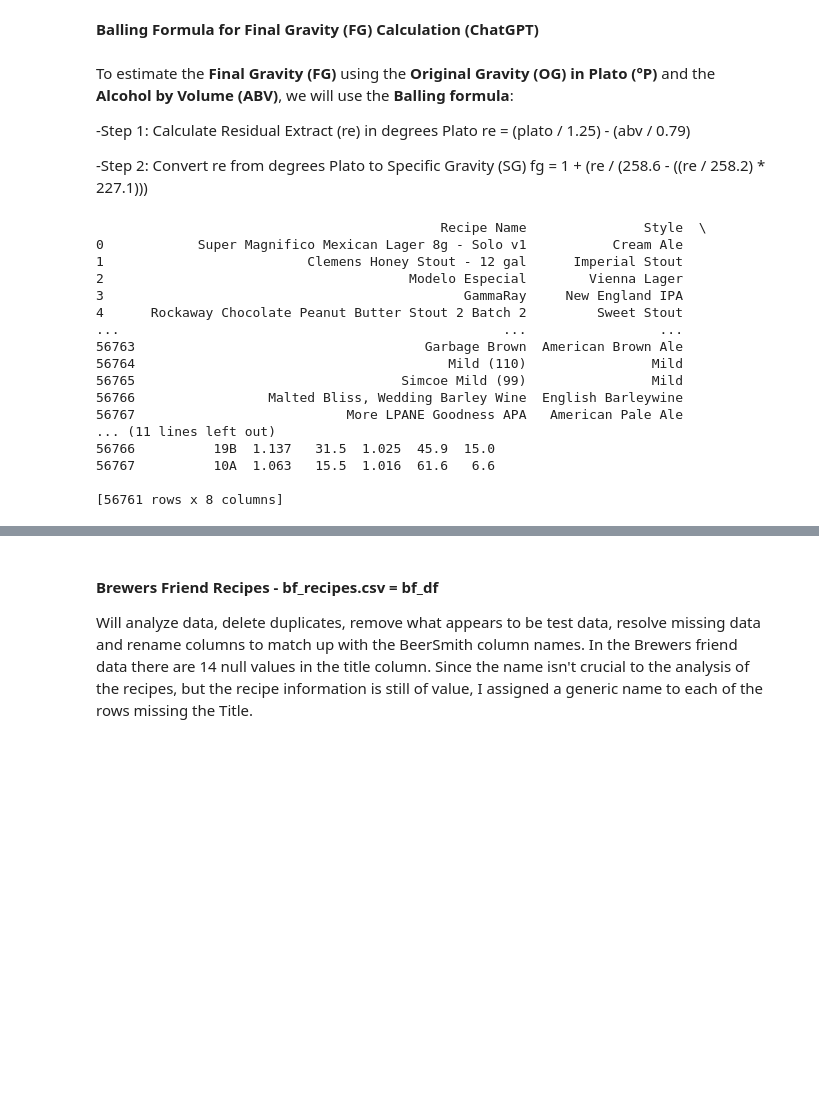
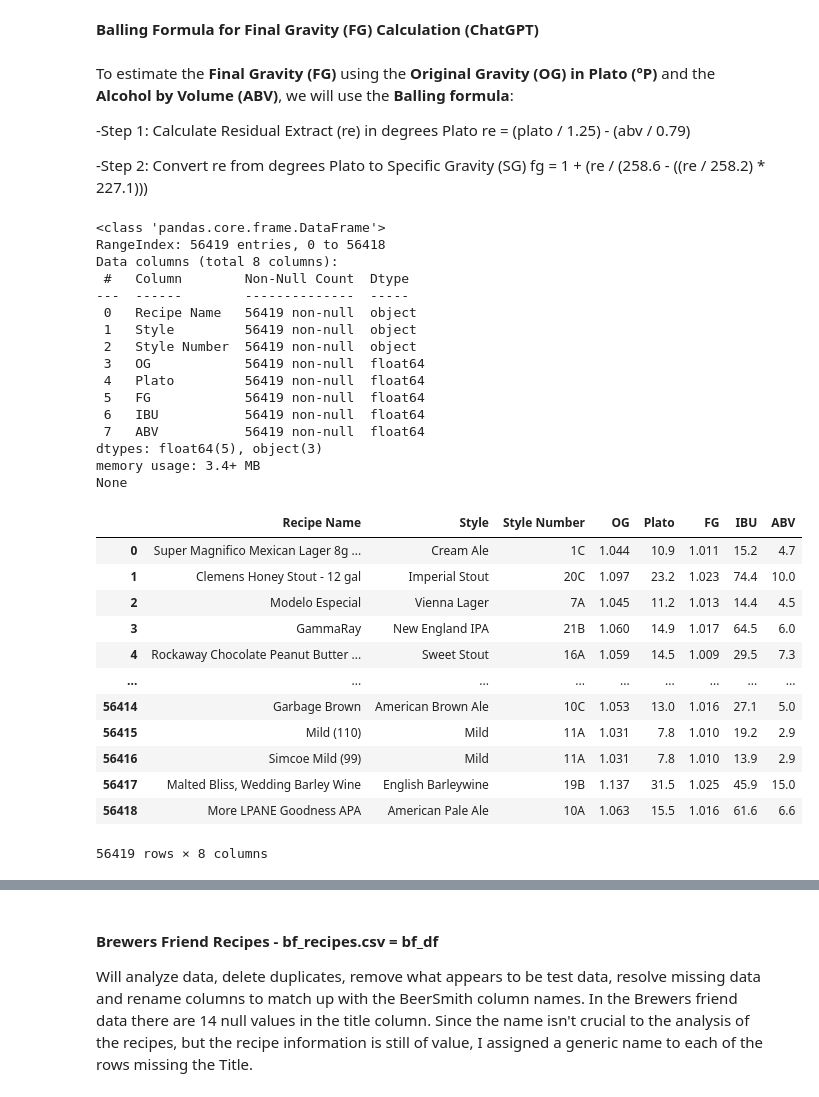
Before and after one commit to Redsoxin7/beer_recipes, a Jupyter notebook: Beer_capstone.ipynb, the cells around one changed output, grey strips where cells are left out. Drawn from its saved outputs; the diff is of its cells as text; code cells hidden in the pictures; blank space fills up the shorter version.

```diff
--- a/Beer_capstone.ipynb
+++ b/Beer_capstone.ipynb
@@ -248,12 +254,6 @@ def clean_bs_df(df) -> DataFrame:
     """
      Further Clean the Beer Smith DataFrame by deleting duplicates and eliminating
      rows with no value in the 'Beer Style' column.
-
-     Parameters:
-    (pd.DataFrame): The dataframe to be cleaned
-
-     Returns:
-     pd.DataFrame: The cleaned Beer Smith DataFrame.
     """
     # Create a copy for cleaning the dataframe
     # bs_df_cleaned = bs_df.copy()
@@ -263,9 +263,15 @@ def clean_bs_df(df) -> DataFrame:
         subset=["Recipe URL"], keep="first", inplace=True, ignore_index=True
     )
 
-    # Eliminate rows with no value in column "Beer Style". In Data Wrangler I noticed columns with only a pair of parentheses in the column.
+    # Eliminate rows with no value in column 'Beer Style'. In Data Wrangler I noticed columns with only a
+    # pair of parentheses in the column.
     df = df[df["Beer Style"] != "()"]
 
+    # Reset the index to ensure it is in order
+    df.reset_index(drop=True, inplace=True)
+
+    print(bs_df_cleaned.info())
+
     return df
 # %%
 # Clean the Beer Smith DataFrame
@@ -303,6 +308,7 @@ def parse_columns(df: pd.DataFrame) -> pd.DataFrame:
         stats = row["Stats"]
         beer_style = row["Beer Style"]
 
+        # Regex pattern to split "Style" format
         style_match = re.match(r"(.*?)\s*\((.*?)\)", beer_style)  # type: ignore
 
         return pd.Series(
@@ -316,7 +322,7 @@ def parse_columns(df: pd.DataFrame) -> pd.DataFrame:
             }
         )  # type: ignore
 
-    # was getting a warning about "float | None" and Perplexity.ai explained why and how to fix
+    # received a warning about "float | None" and Perplexity.ai explained why and how to fix
 
     def extract_float(text: str, pattern: str) -> Optional[float]:
         match = re.search(pattern, text)
@@ -328,4 +334,11 @@ def parse_columns(df: pd.DataFrame) -> pd.DataFrame:
         columns=["Beer Style", "Stats", "Recipe URL", "Brewer"]
     )  # Drop original columns
 
+    # Eliminate all rows with "0" in the 'ABV' column (couldn't clean earlier because the 'ABV' column
+    # didn't exist)
+    df = df[df["ABV"] >= 1]
+
+    # Reset the index to ensure it is in order
+    df.reset_index(drop=True, inplace=True)
+
     return df
@@ -386,22 +422,37 @@ def add_final_gravity_column(df):
     )
 # %%
 add_final_gravity_column(bs_df_cleaned)
-print(bs_df_cleaned)
+print(bs_df_cleaned.info())
 # %% [output]
-                                            Recipe Name               Style  \
-0            Super Magnifico Mexican Lager 8g - Solo v1           Cream Ale
-1                          Clemens Honey Stout - 12 gal      Imperial Stout
-2                                       Modelo Especial        Vienna Lager
-3                                              GammaRay     New England IPA
-4      Rockaway Chocolate Peanut Butter Stout 2 Batch 2         Sweet Stout
-...                                                 ...                 ...
-56763                                     Garbage Brown  American Brown Ale
-56764                                        Mild (110)                Mild
-56765                                  Simcoe Mild (99)                Mild
-56766                 Malted Bliss, Wedding Barley Wine  English Barleywine
-56767                           More LPANE Goodness APA   American Pale Ale
-... (11 lines left out)
-56766          19B  1.137   31.5  1.025  45.9  15.0
-56767          10A  1.063   15.5  1.016  61.6   6.6
-
-[56761 rows x 8 columns]
+<class 'pandas.core.frame.DataFrame'>
+RangeIndex: 56419 entries, 0 to 56418
+Data columns (total 8 columns):
+ #   Column        Non-Null Count  Dtype
+---  ------        --------------  -----
+ 0   Recipe Name   56419 non-null  object
+ 1   Style         56419 non-null  object
+ 2   Style Number  56419 non-null  object
+ 3   OG            56419 non-null  float64
+ 4   Plato         56419 non-null  float64
+ 5   FG            56419 non-null  float64
+ 6   IBU           56419 non-null  float64
+ 7   ABV           56419 non-null  float64
+dtypes: float64(5), object(3)
+memory usage: 3.4+ MB
+None
+# %%
+bs_df_cleaned
+# %% [output]
+|  | Recipe Name | Style | Style Number | OG | Plato | FG | IBU | ABV |
+| 0 | Super Magnifico Mexican Lager 8g ... | Cream Ale | 1C | 1.044 | 10.9 | 1.011 | 15.2 | 4.7 |
+| 1 | Clemens Honey Stout - 12 gal | Imperial Stout | 20C | 1.097 | 23.2 | 1.023 | 74.4 | 10.0 |
+| 2 | Modelo Especial | Vienna Lager | 7A | 1.045 | 11.2 | 1.013 | 14.4 | 4.5 |
+| 3 | GammaRay | New England IPA | 21B | 1.060 | 14.9 | 1.017 | 64.5 | 6.0 |
+| 4 | Rockaway Chocolate Peanut Butter ... | Sweet Stout | 16A | 1.059 | 14.5 | 1.009 | 29.5 | 7.3 |
+| ... | ... | ... | ... | ... | ... | ... | ... | ... |
+| 56414 | Garbage Brown | American Brown Ale | 10C | 1.053 | 13.0 | 1.016 | 27.1 | 5.0 |
+| 56415 | Mild (110) | Mild | 11A | 1.031 | 7.8 | 1.010 | 19.2 | 2.9 |
+| 56416 | Simcoe Mild (99) | Mild | 11A | 1.031 | 7.8 | 1.010 | 13.9 | 2.9 |
+| 56417 | Malted Bliss, Wedding Barley Wine | English Barleywine | 19B | 1.137 | 31.5 | 1.025 | 45.9 | 15.0 |
+| 56418 | More LPANE Goodness APA | American Pale Ale | 10A | 1.063 | 15.5 | 1.016 | 61.6 | 6.6 |
+56419 rows × 8 columns
```
Also changed, not shown: parts of 18 cells of this notebook, 3 other files.
